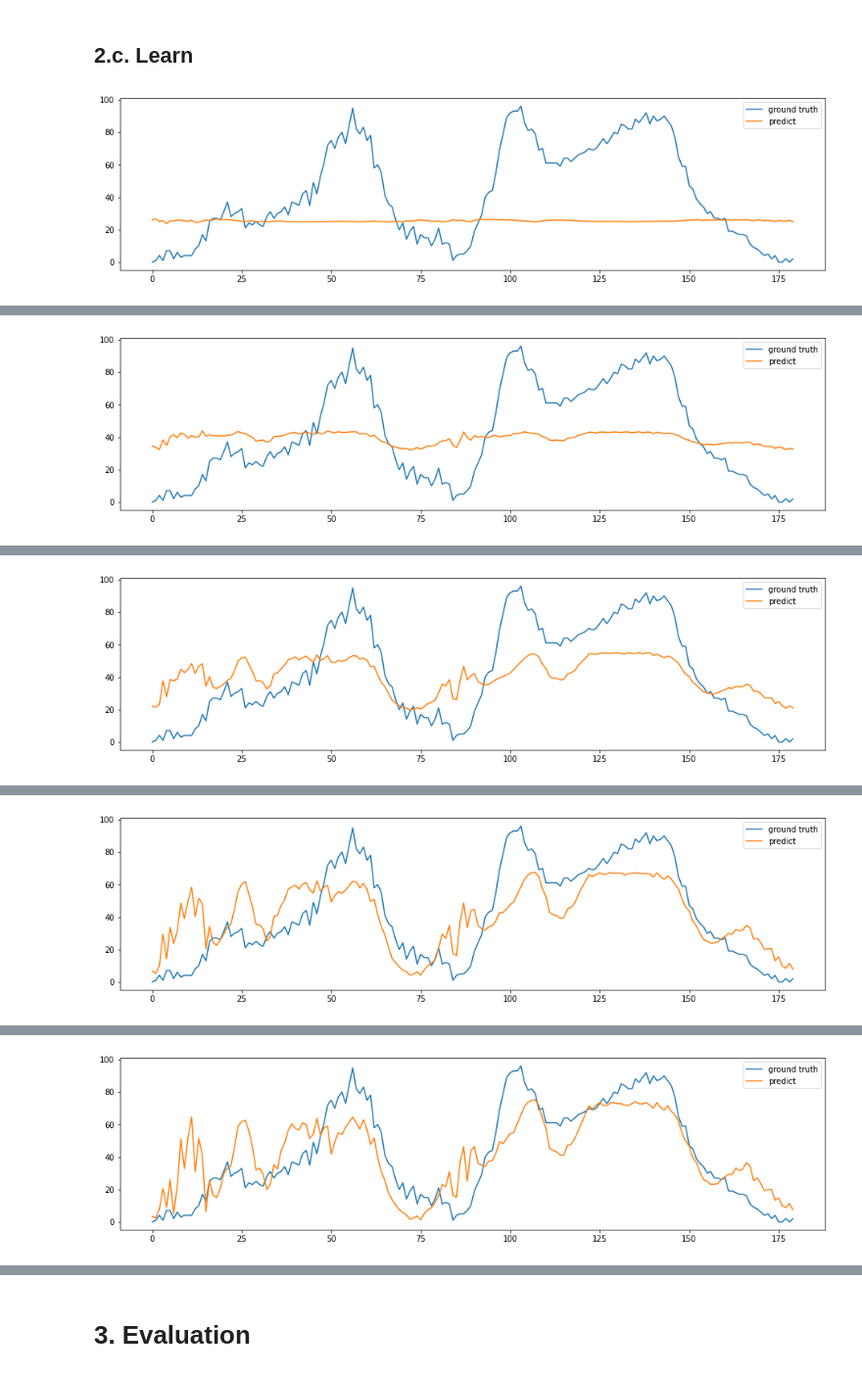
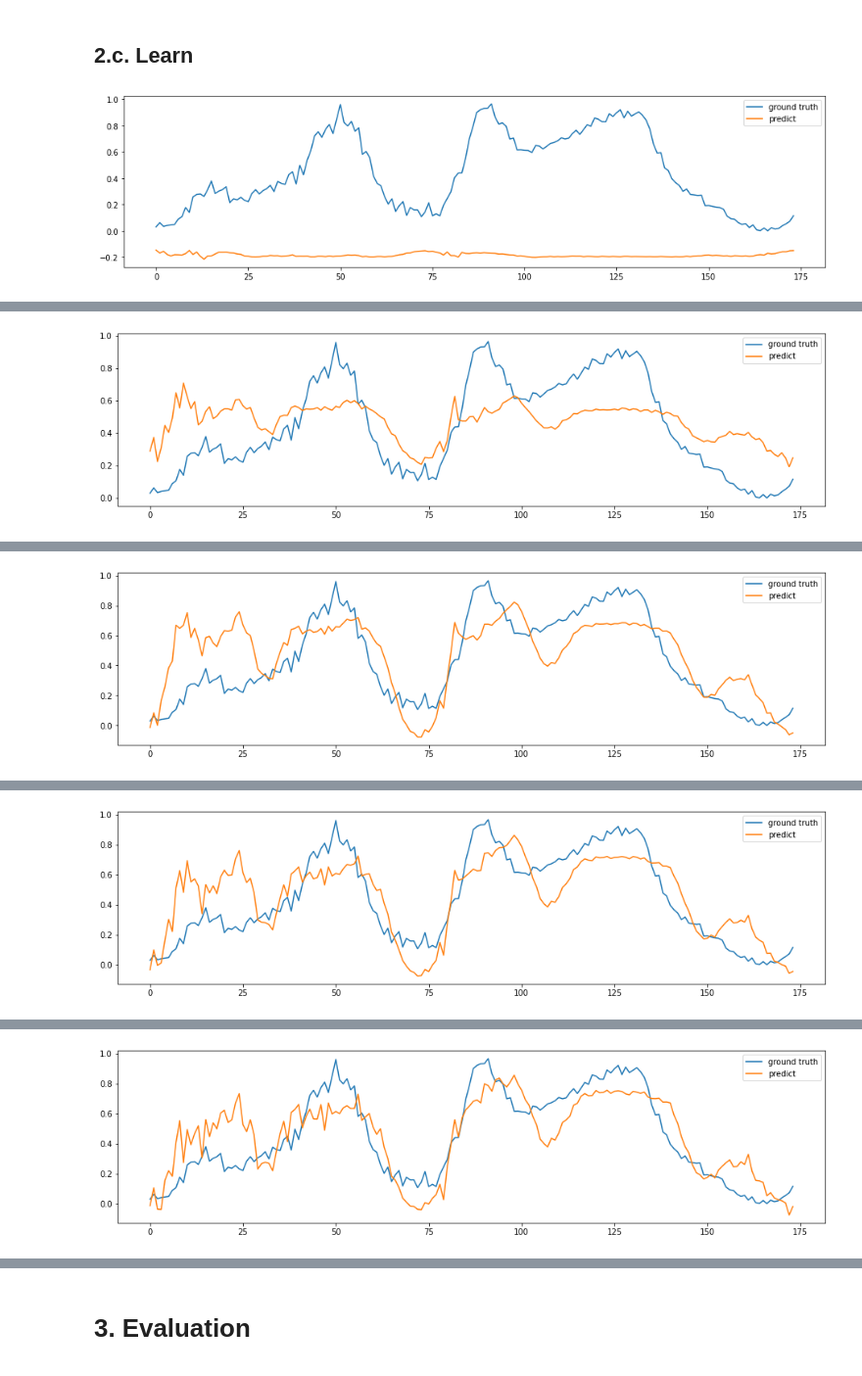
Before and after one commit to khzhang2/BDA_traffic, a Jupyter notebook: BDA_reg.ipynb, the cells around one changed output, grey strips where cells are left out. Shown at 98% size. Cells and saved outputs as stored; diff of their text form; code cells hidden in the pictures.

```diff
--- a/BDA_reg.ipynb
+++ b/BDA_reg.ipynb
@@ -205,7 +205,7 @@ for i in range(Xs.shape[1]):
 # %% [markdown]
 ## 1.d. Hyperparameters
 # %%
-label_seq_len = 3
+label_seq_len = 7
 # batch_size = full batch
 seq_len = 12
 reduced_dim = 4
@@ -214,7 +214,7 @@ label_dim = min(Xs.shape[1], Xt.shape[1])
 hid_dim = 12
 layers = 1
 lamb = 3
-MU = 0.6
+MU = 0.5
 
 hyper = {
     'inp_dim':inp_dim,
@@ -238,8 +238,10 @@ hyper
 Xs = Xs[:96, :]
 # %%
 # [sample size, seq_len, inp_dim (dets)], [sample size, label_seq_len, inp_dim (dets)]
-Xs_3d, Ys_3d = bda_utils.sliding_window(Xs, Xs, seq_len, 1)
-Xt_3d, Yt_3d = bda_utils.sliding_window(Xt, Xt, seq_len, 1)
+Xs_3d, Ys_3d = bda_utils.sliding_window(Xs, Xs, seq_len, label_seq_len)
+Xt_3d, Yt_3d = bda_utils.sliding_window(Xt, Xt, seq_len, label_seq_len)
+# Ys_3d = Ys_3d[:, label_seq_len-1:, :]
+# Yt_3d = Yt_3d[:, label_seq_len-1:, :]
 print(Xs_3d.shape)
 print(Ys_3d.shape)
 print(Xt_3d.shape)
@@ -264,7 +266,8 @@ for i in range(Xs_3d.shape[2]):
     print('Starting det %i'%i)
     bda = BDA(kernel_type='linear', dim=seq_len-reduced_dim, lamb=lamb, mu=MU, gamma=1, T=5)  # T is iteration time
     Xs_new, Xt_new, A = bda.fit(
-        Xs_3d[:, :, i], bda_utils.get_class(Ys_3d[:, :, i]), Xt_3d[:, :, i], bda_utils.get_class(Yt_3d[:, :, i])
+        Xs_3d[:, :, i], bda_utils.get_class(Ys_3d[:, label_seq_len-1:, i]), \
+        Xt_3d[:, :, i], bda_utils.get_class(Yt_3d[:, label_seq_len-1:, i])
     )  # input shape: ns, n_feature | ns, n_label_feature
 
     # normalize
@@ -371,7 +374,7 @@ torch.Size([372, 1, 1])
 # %%
 # build model
 device = torch.device("cuda" if torch.cuda.is_available() else "cpu")
-net = traff_net_reg(inp_dim, label_dim, seq_len-reduced_dim).to(device)
+net = traff_net_reg(inp_dim, label_dim, seq_len-reduced_dim, label_seq_len).to(device)
 criterion = nn.MSELoss()
 #scheduler =  torch.optim.lr_scheduler.StepLR(optimizer, 0.7)
 train_loss_set = []
@@ -387,7 +390,7 @@ optimizer = torch.optim.Adam(net.parameters())
 # train
 net.train()
 
-epochs = 1001
+epochs = 1501
 
 for e in range(epochs):
     for i in range(len(train_loader)):
@@ -398,14 +401,15 @@ for e in range(epochs):
             data, label = train_iter.next()
 #         ipdb.set_trace()
         out = net(data)
-        loss = criterion(out*100, bda_utils.get_class(label[:, 0, 0]).reshape(-1, 1) )  # label.shape=[batch, 1, num_dets]
+        loss = criterion(out, label)\
+                + criterion(out[78:], label[78:] )  # label.shape=[batch, 1, num_dets]
 
         optimizer.zero_grad()
         loss.backward()
         optimizer.step()
 
         val_out = net(Xt_valid_3d)
-        val_loss = criterion(val_out*100, bda_utils.get_class(Yt_valid_3d[:, 0, 0]).reshape(-1, 1) )
+        val_loss = criterion(val_out, Yt_valid_3d)
 
         val_loss_set.append(val_loss.cpu().detach().numpy())
         train_loss_set.append(loss.cpu().detach().numpy())
@@ -414,8 +418,8 @@ for e in range(epochs):
 #         ipdb.set_trace()
         fig = plt.figure(figsize=[16,4])
         ax1 = fig.add_subplot(111)
-        ax1.plot(bda_utils.get_class(label)[:, 0, det].cpu().detach().numpy(), label='ground truth')
-        ax1.plot(100*out.cpu().detach().numpy(), label='predict')
+        ax1.plot(label[:, label_seq_len-1, det].cpu().detach().numpy(), label='ground truth')
+        ax1.plot(out[:, label_seq_len-1, det].cpu().detach().numpy(), label='predict')
         ax1.legend()
         plt.show()
         print('Epoch No. %i success, loss: %.5f, val loss: %.5f'\
@@ -423,7 +427,7 @@ for e in range(epochs):
 
         ## SAVE BEST MODEL
         # initialize model
-        best_net = traff_net_reg(inp_dim, label_dim, seq_len-reduced_dim).to(device)
+        best_net = traff_net_reg(inp_dim, label_dim, seq_len-reduced_dim, label_seq_len).to(device)
         # load existing parameters, or create one
         try:
             best_net.load_state_dict(torch.load('./runs/run%i/best.pth'%(num_fold+1) ))
@@ -435,12 +439,12 @@ for e in range(epochs):
         try:
             nrmse_best = bda_utils.nrmse_loss_func(
                 best_net(Xt_valid_3d).cpu().detach().numpy().flatten(), \
-                Yt_valid_3d[:, 0, det].cpu().flatten().detach().numpy(), 0
+                Yt_valid_3d.cpu().flatten().detach().numpy(), 0
             )
 
             nrmse = bda_utils.nrmse_loss_func(
                 val_out.cpu().detach().numpy().flatten(), \
-                Yt_valid_3d[:, 0, det].cpu().flatten().detach().numpy(), 0
+                Yt_valid_3d.cpu().flatten().detach().numpy(), 0
             )
         except:
             print('No feasible prediction, new model parameters saved')
@@ -452,4 +456,4 @@ for e in range(epochs):
 
 bda_utils.save_model(net, 'last')
 # %% [output]
-[figure, old version]
+[figure, new version]
@@ -458 +463 @@ Saved initial model parameters
-[figure, old version]
+[figure, new version]
@@ -461 +466 @@ Updated model parameters
-[figure, old version]
+[figure, new version]
@@ -464 +469 @@ Updated model parameters
-[figure, old version]
+[figure, new version]
@@ -467 +472 @@ Updated model parameters
-[figure, old version]
+[figure, new version]
```
Also changed, not shown: parts of 10 cells of this notebook.
